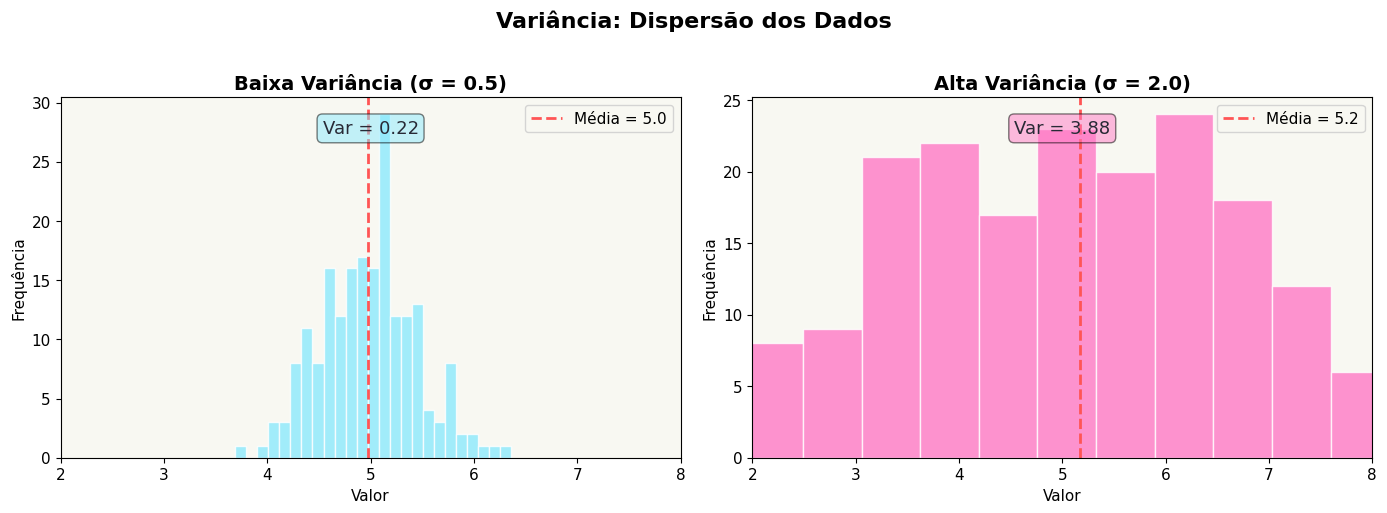
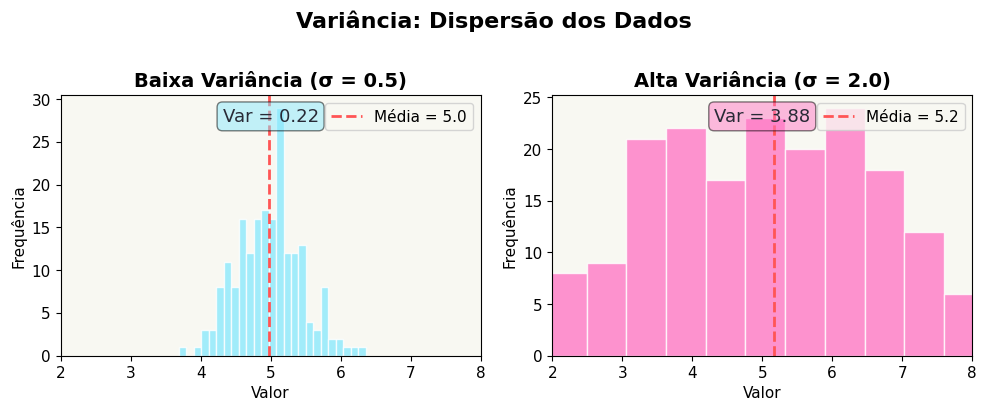
The notebook cell's code change between the first figure and the second:
--- before
+++ after
@@ -1,4 +1,4 @@
 np.random.seed(42)
-fig, axes = plt.subplots(1, 2, figsize=(14, 5))
+fig, axes = plt.subplots(1, 2, figsize=(10, 4))
 
 # Baixa variância

Commit: Refactor PCA and LDA presentation slides